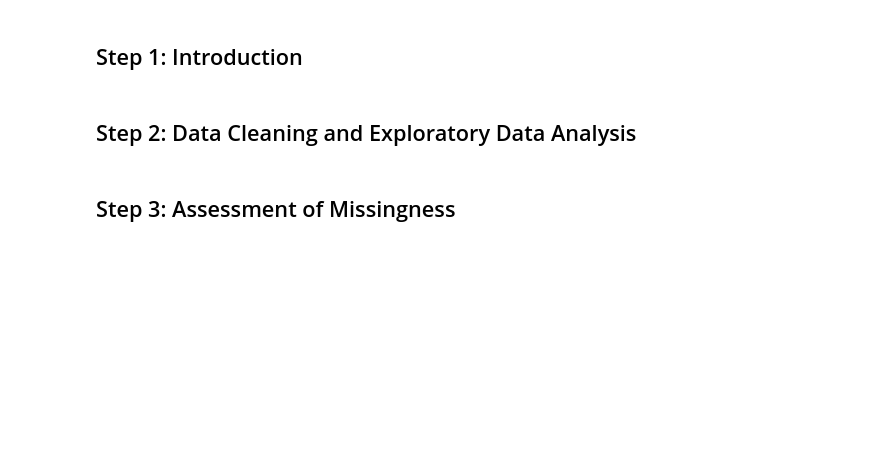
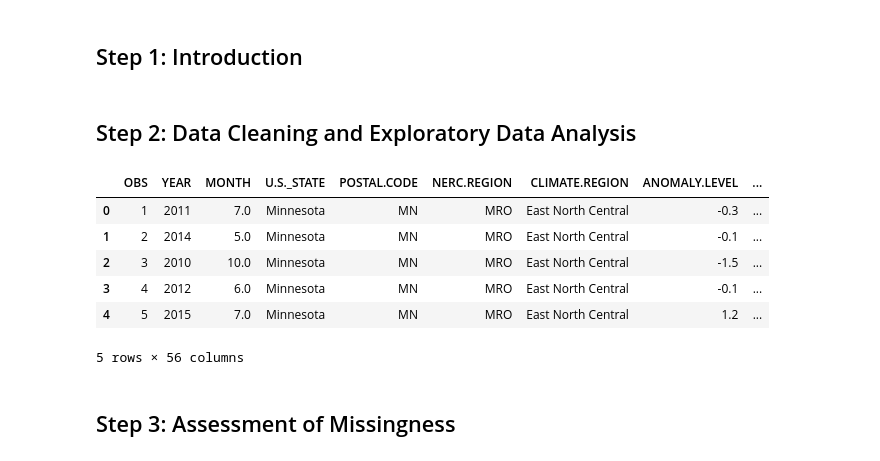
Before and after one commit to Nolan-Lo/Predicting_Power_Outage_Duration, a Jupyter notebook: template.ipynb, the cells around one changed output. Cells and saved outputs as stored; diff of their text form; code cells hidden in the pictures; blank space fills up the shorter version.

```diff
--- a/template.ipynb
+++ b/template.ipynb
@@ -23,0 +22,15 @@ pd.options.plotting.backend = 'plotly'
+# %%
+
+# Load the data (skip metadata rows at top; row index 6 is the units row)
+df = pd.read_excel('outage.xlsx', skiprows=[0, 1, 2, 3, 4, 6], header=0)
+df = df.drop(columns=['variables'])  # drop the leftover label column
+
+df.head()
+# %% [output]
+|  | OBS | YEAR | MONTH | U.S._STATE | POSTAL.CODE | NERC.REGION | CLIMATE.REGION | ANOMALY.LEVEL | ... |
+| 0 | 1 | 2011 | 7.0 | Minnesota | MN | MRO | East North Central | -0.3 | ... |
+| 1 | 2 | 2014 | 5.0 | Minnesota | MN | MRO | East North Central | -0.1 | ... |
+| 2 | 3 | 2010 | 10.0 | Minnesota | MN | MRO | East North Central | -1.5 | ... |
+| 3 | 4 | 2012 | 6.0 | Minnesota | MN | MRO | East North Central | -0.1 | ... |
+| 4 | 5 | 2015 | 7.0 | Minnesota | MN | MRO | East North Central | 1.2 | ... |
+5 rows × 56 columns
```
Also changed, not shown: parts of 3 cells of this notebook.
